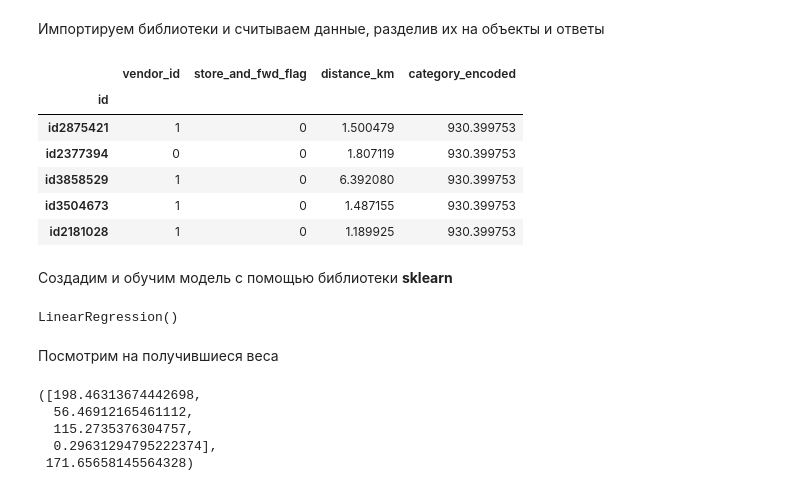
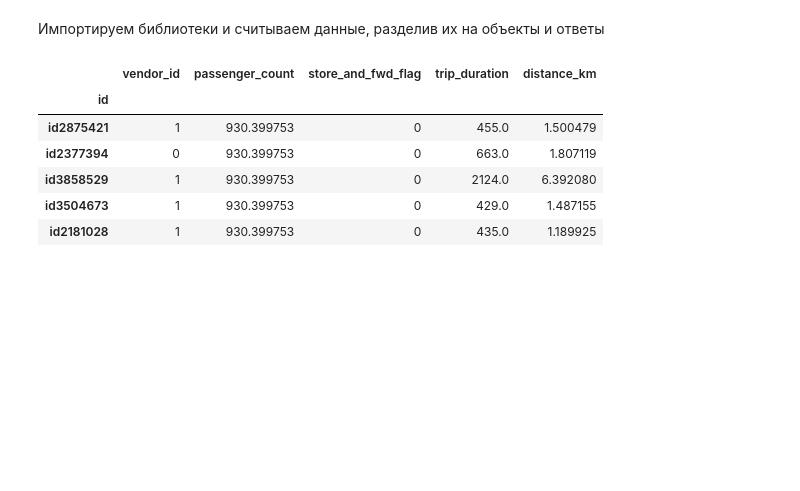
Before and after one commit to DmitryKolbanov/data-science-projects, a Jupyter notebook: taxi_data_prep/taxi_prediction.ipynb, the cells around one changed output. Cells and saved outputs as stored; diff of their text form; code cells hidden in the pictures; blank space fills up the shorter version.

```diff
--- a/taxi_data_prep/taxi_prediction.ipynb
+++ b/taxi_data_prep/taxi_prediction.ipynb
@@ -5,32 +5,14 @@ from sklearn.linear_model import LinearRegression
 import pandas as pd
 import numpy as np
 
-X = pd.read_csv('output/processed_data.csv', sep=';', index_col=0).drop(['trip_duration', 'pickup_datetime'], axis=1)
-Y = pd.read_csv('output/processed_data.csv', sep=';')['trip_duration']
+data = pd.read_csv('output/processed_data.csv', sep=';', index_col=0)
 # %%
-X.head()
+data.head()
 # %% [output]
-|  | vendor_id | store_and_fwd_flag | distance_km | category_encoded |
-| id |  |  |  |  |
-| id2875421 | 1 | 0 | 1.500479 | 930.399753 |
-| id2377394 | 0 | 0 | 1.807119 | 930.399753 |
-| id3858529 | 1 | 0 | 6.392080 | 930.399753 |
-| id3504673 | 1 | 0 | 1.487155 | 930.399753 |
-| id2181028 | 1 | 0 | 1.189925 | 930.399753 |
+|  | vendor_id | passenger_count | store_and_fwd_flag | trip_duration | distance_km |
+| id |  |  |  |  |  |
+| id2875421 | 1 | 930.399753 | 0 | 455.0 | 1.500479 |
+| id2377394 | 0 | 930.399753 | 0 | 663.0 | 1.807119 |
+| id3858529 | 1 | 930.399753 | 0 | 2124.0 | 6.392080 |
+| id3504673 | 1 | 930.399753 | 0 | 429.0 | 1.487155 |
+| id2181028 | 1 | 930.399753 | 0 | 435.0 | 1.189925 |
-# %% [markdown]
-Создадим и обучим модель с помощью библиотеки **sklearn**
-# %%
-model = LinearRegression()
-model.fit(X, Y)
-# %% [output]
-LinearRegression()
-# %% [markdown]
-Посмотрим на получившиеся веса
-# %%
-model.coef_.tolist(), model.intercept_
-# %% [output]
-([198.46313674442698,
-  56.46912165461112,
-  115.2735376304757,
-  0.29631294795222374],
- 171.65658145564328)
```
Also changed, not shown: parts of 13 cells of this notebook, 2 other files.
